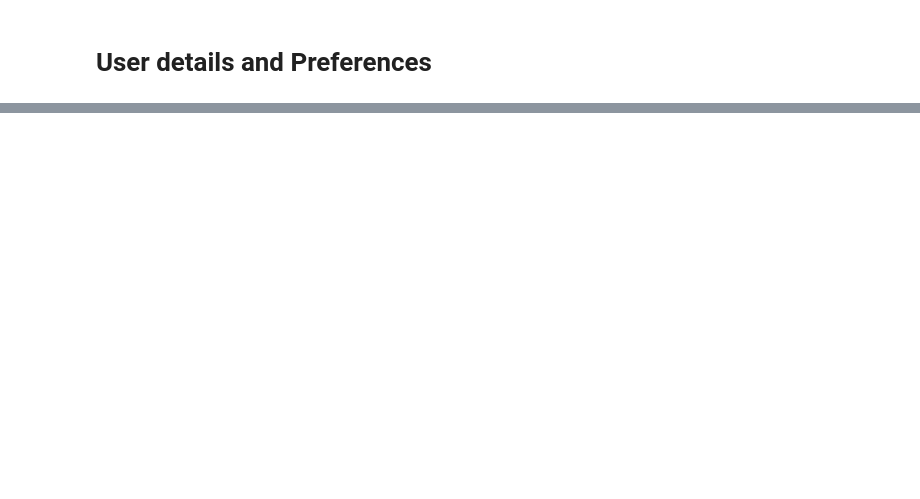
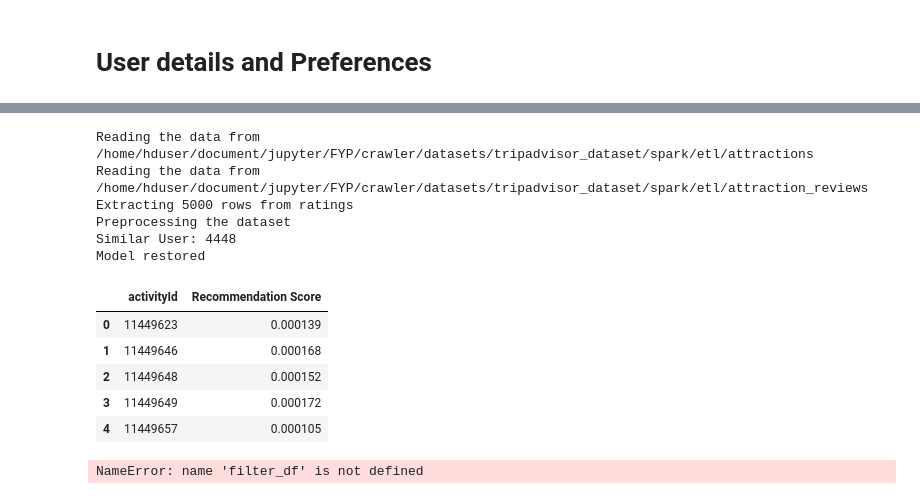
Before and after one commit to SriSivaC/tour-analytics-recommendation-system, a Jupyter notebook: notebook/attraction/attraction_get_recc.ipynb, the cells around one changed output, grey strips where cells are left out. Cells and saved outputs as stored; diff of their text form; code cells hidden in the pictures; blank space fills up the shorter version.

```diff
--- a/notebook/attraction/attraction_get_recc.ipynb
+++ b/notebook/attraction/attraction_get_recc.ipynb
@@ -123,0 +140,16 @@ cat_rating = {key: float(value.value) for key, value in w_cat_rating.items()}
+# %%
+filename, user, rbm_att = get_recc(cat_rating)
+# %% [output]
+Reading the data from /home/hduser/document/jupyter/FYP/crawler/datasets/tripadvisor_dataset/spark/etl/attractions
+Reading the data from /home/hduser/document/jupyter/FYP/crawler/datasets/tripadvisor_dataset/spark/etl/attraction_reviews
+Extracting 5000 rows from ratings
+Preprocessing the dataset
+Similar User: 4448
+Model restored
+|  | activityId | Recommendation Score |
+| 0 | 11449623 | 0.000139 |
+| 1 | 11449646 | 0.000168 |
+| 2 | 11449648 | 0.000152 |
+| 3 | 11449649 | 0.000172 |
+| 4 | 11449657 | 0.000105 |
+NameError: name 'filter_df' is not defined
```
Also changed, not shown: parts of 46 cells of this notebook, 17 other files.
